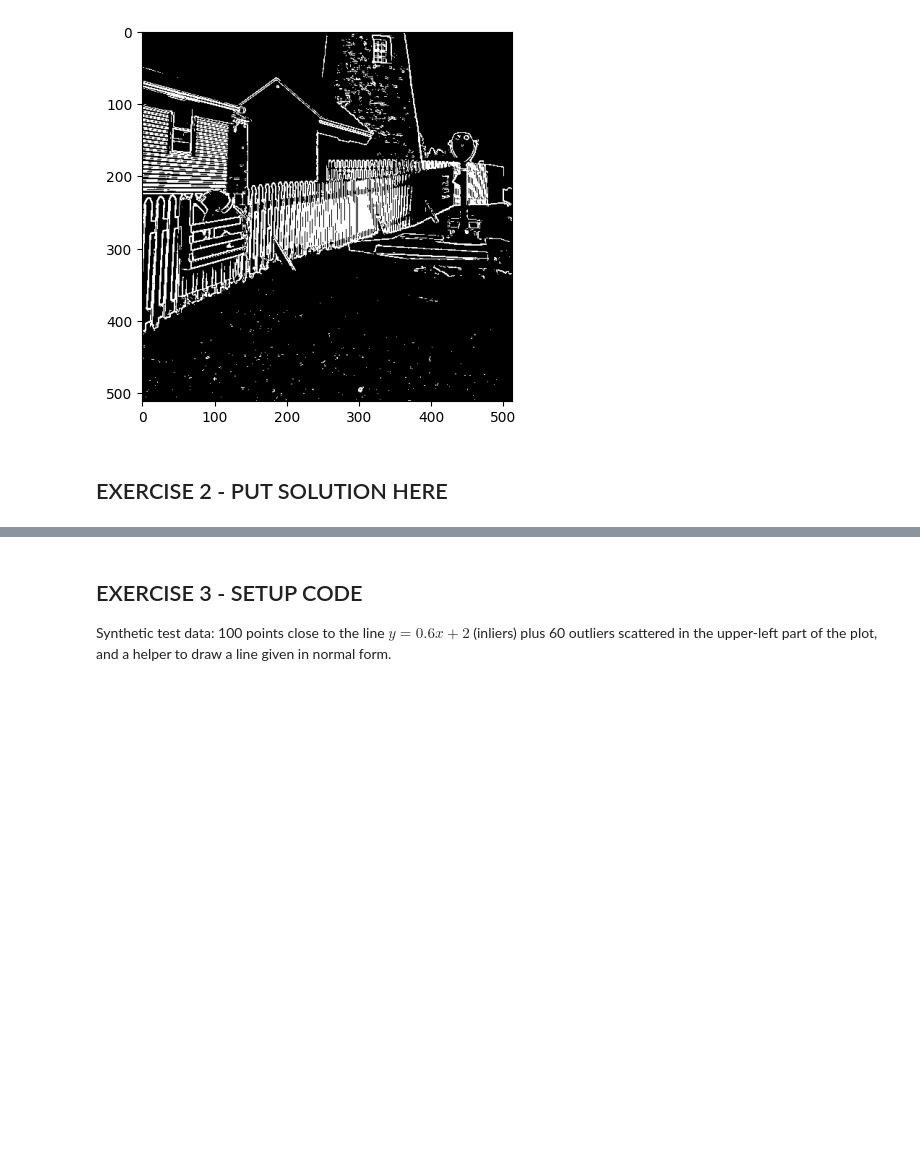
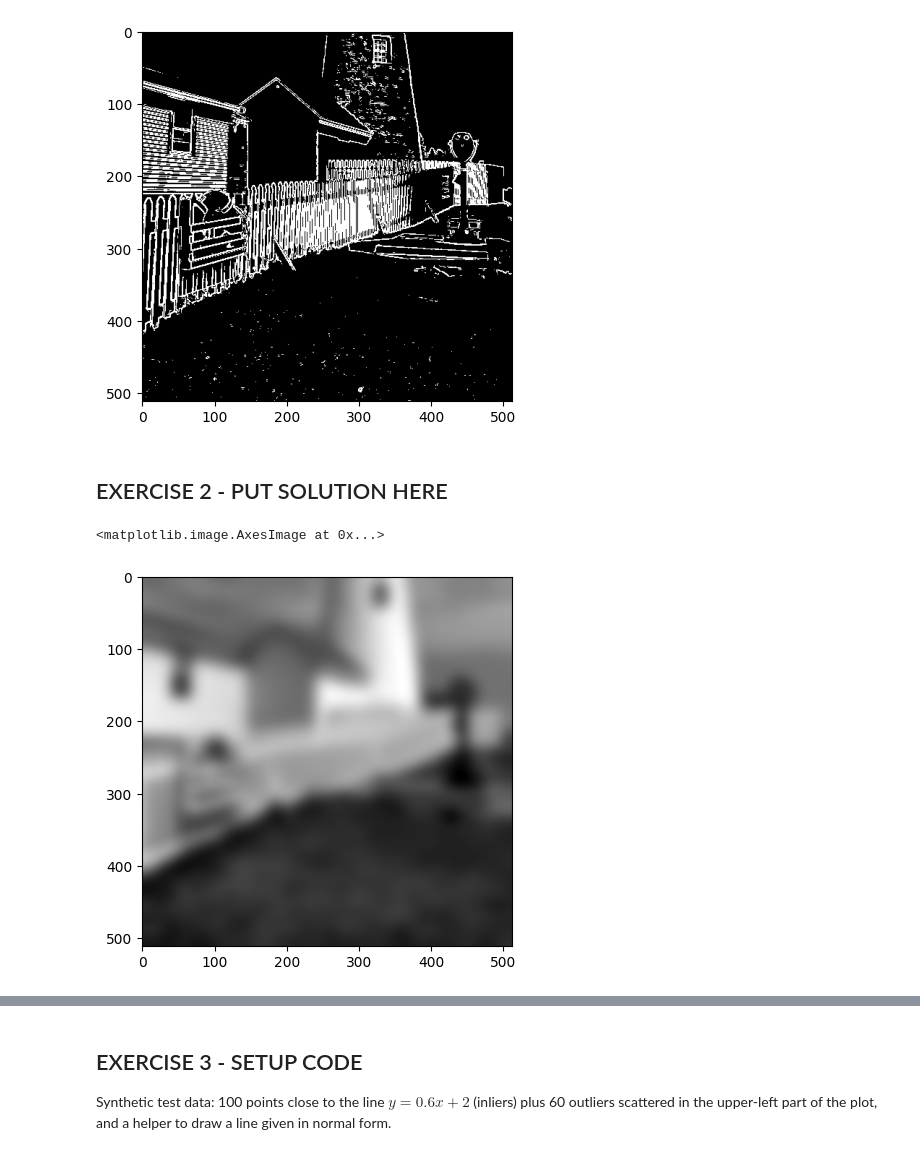
Before and after one commit to tambourine-dev/VisComp, a Jupyter notebook: Exercises/W3/W3_exercise.ipynb, the cells around one changed output, grey strips where cells are left out. Drawn from its saved outputs; the diff is of its cells as text; code cells hidden in the pictures; blank space fills up the shorter version.

```diff
--- a/Exercises/W3/W3_exercise.ipynb
+++ b/Exercises/W3/W3_exercise.ipynb
@@ -245,10 +248,13 @@ imshow(ex1(pkx, pky, 0.5))
 # %% [markdown]
 ## EXERCISE 2 - PUT SOLUTION HERE
 # %%
-# g: gaussian filter
-def canny(size, sigma, kx, ky):
-  g = gaussian_filter(size, sigma)
-  gd = np.sqrt(
-      (scipy.ndimage.convolve(g, kx) ** 2) +
-      (scipy.ndimage.convolve(g, ky)**2))
-  imshow(scipy.ndimage.convolve(test_im, gd))
+g = gaussian_filter(20, 2);
+imshow(g)
+# %%
+# smooth image with gaussian filter
+
+blurred = scipy.ndimage.convolve(test_im, g)
+imshow(blurred)
+# %% [output]
+<matplotlib.image.AxesImage at 0x...>
+[figure, added]
```
Also changed, not shown: parts of 10 cells of this notebook.
